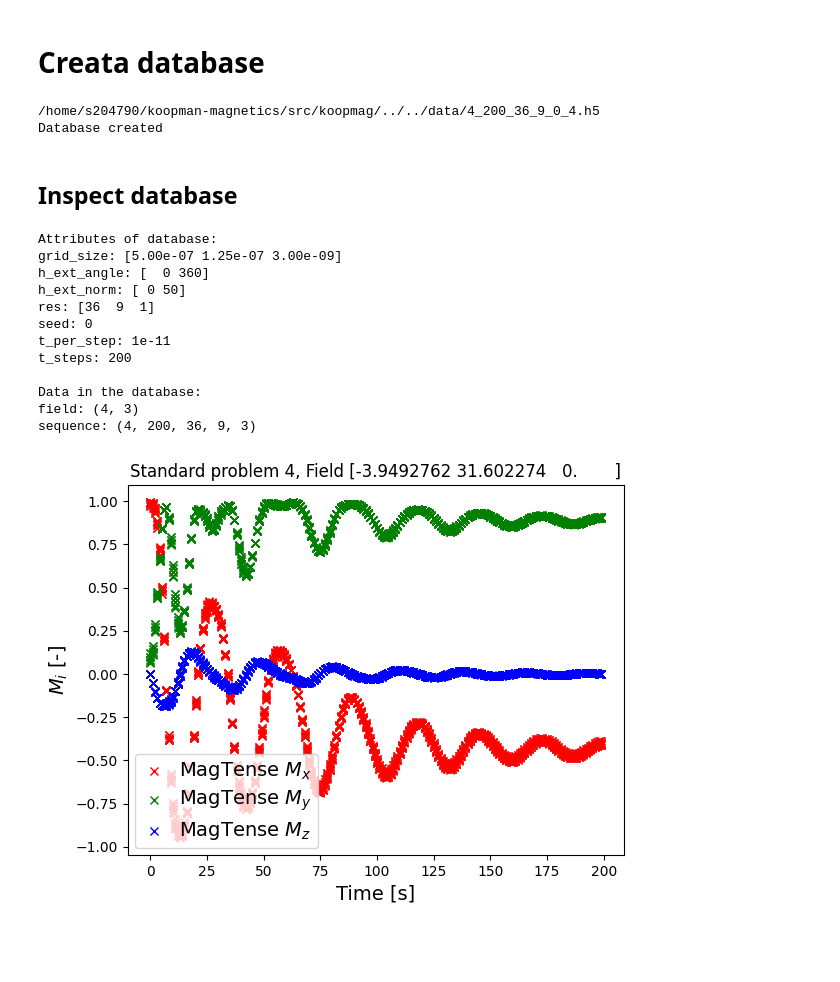
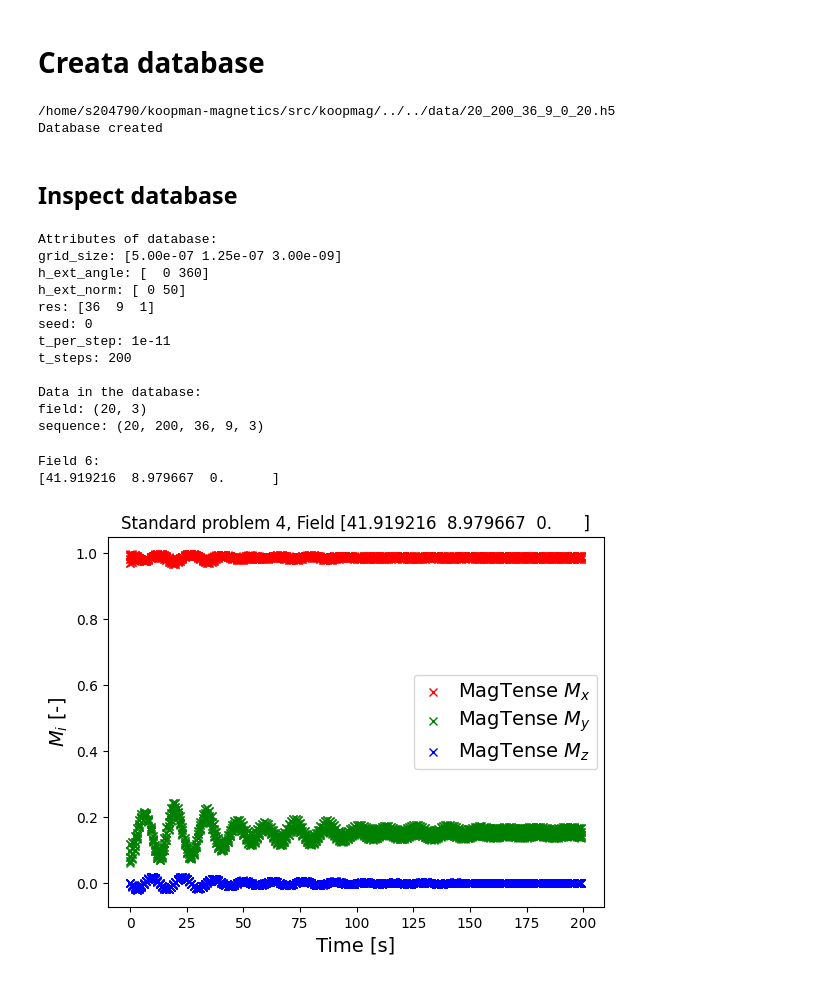
Before and after one commit to cmt-dtu-energy/koopman-magnetics, a Jupyter notebook: nbs/create_data.ipynb, the cells around one changed output. Drawn from its saved outputs; the diff is of its cells as text; code cells hidden in the pictures; blank space fills up the shorter version.

```diff
--- a/nbs/create_data.ipynb
+++ b/nbs/create_data.ipynb
@@ -13,7 +13,7 @@ from koopmag.utils import plot_dynamics
 db_kwargs = {
     "res": [36, 9, 1],
     "grid_size": [500e-9, 125e-9, 3e-9],
-    "n_seq": 4,
+    "n_seq": 20,
     "t_steps": 200,
     "t_per_step": 10e-12,
     "cuda": True,
@@ -21,13 +21,13 @@ db_kwargs = {
 
 create_db_mp("std_prob_4", n_workers=1, **db_kwargs)
 # %% [output]
-/home/s204790/koopman-magnetics/src/koopmag/../../data/4_200_36_9_0_4.h5
+/home/s204790/koopman-magnetics/src/koopmag/../../data/20_200_36_9_0_20.h5
 Database created
 # %% [markdown]
 ## Inspect database
 # %%
 datapath = Path().cwd().parent / "data"
-db = h5py.File(datapath / "4_200_36_9.h5", "r")
+db = h5py.File(datapath / "20_200_36_9.h5", "r")
 
 print("Attributes of database:")
 for key in db.attrs:
@@ -47,17 +47,20 @@ t_per_step: 1e-11
 t_steps: 200
 
 Data in the database:
-field: (4, 3)
-sequence: (4, 200, 36, 9, 3)
+field: (20, 3)
+sequence: (20, 200, 36, 9, 3)
 # %%
-field_idx = 0
+field_idx = 6
+print(f"\nField {field_idx}:\n{db['field'][field_idx]}")
 plot_dynamics(
     np.arange(db["sequence"][field_idx].shape[0]),
     db["sequence"][field_idx],
     field=db["field"][field_idx],
 )
 # %% [output]
+Field 6:
+[41.919216  8.979667  0.      ]
-[figure, old version]
+[figure, new version]
 # %%
 plot_M_thin_film(db["sequence"][field_idx][0], db.attrs["res"], "Start state")
 plot_M_thin_film(db["sequence"][field_idx][-1], db.attrs["res"], "Final state")
```
Also changed, not shown: parts of 1 cell of this notebook, 1 other file.
